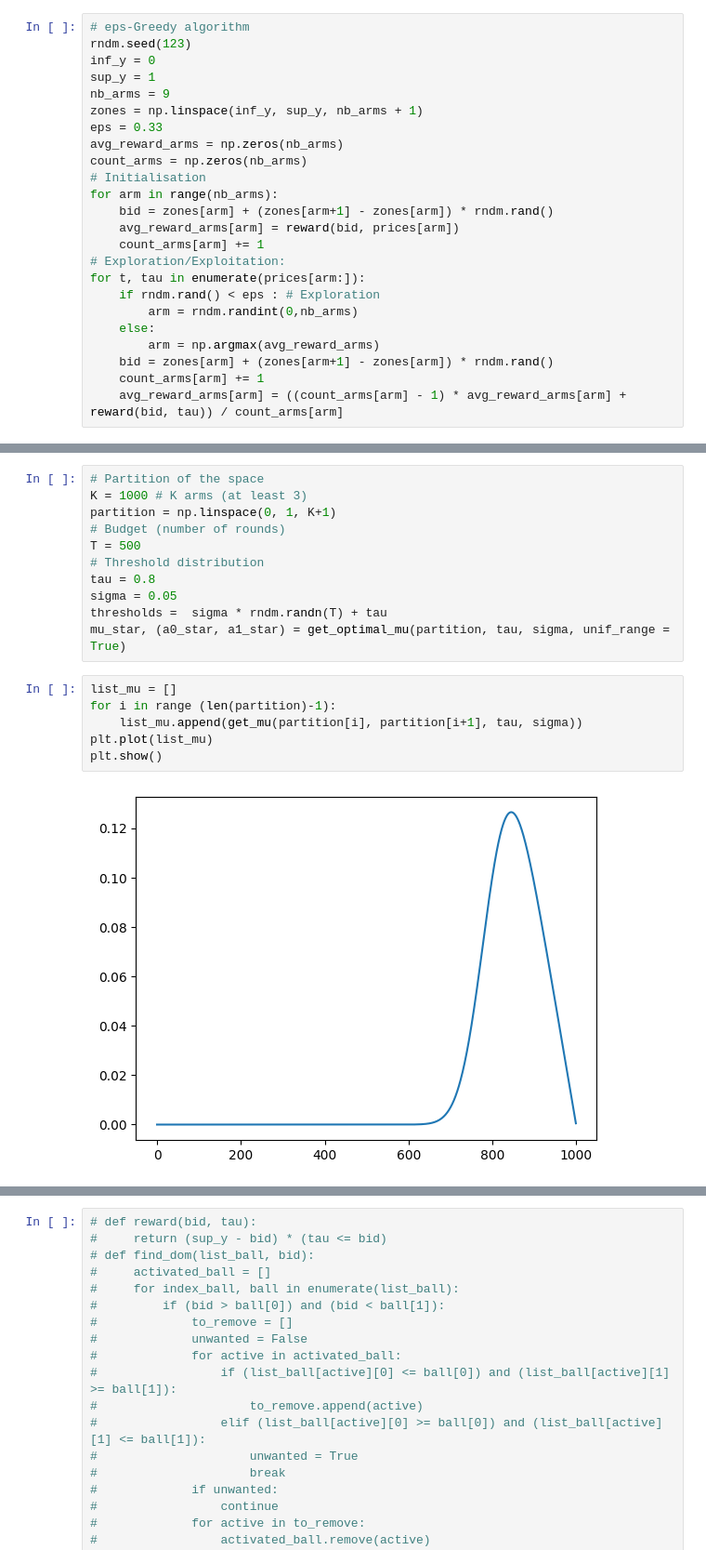
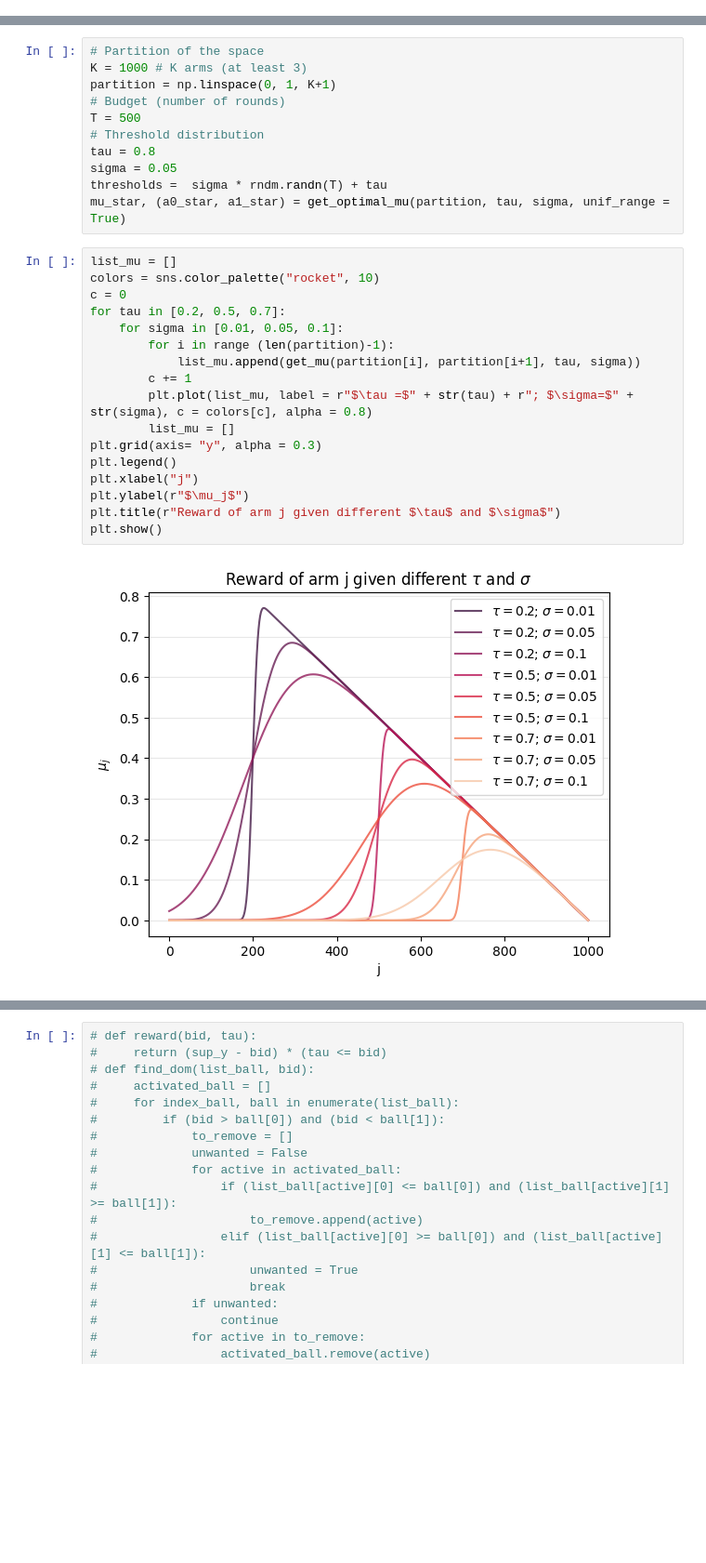
Before and after one commit to ICStudent02344391/summer-project, a Jupyter notebook: analyses/model_1.ipynb, the cells around one changed output, grey strips where cells are left out. Shown at 93% size. Drawn from its saved outputs; the diff is of its cells as text; blank space fills up the shorter version.

Commit message:
Add plots

```diff
--- a/analyses/model_1.ipynb
+++ b/analyses/model_1.ipynb
@@ -211,24 +110,0 @@ sum(1 - prices)
-# %%
-# eps-Greedy algorithm
-rndm.seed(123)
-inf_y = 0
-sup_y = 1
-nb_arms = 9
-zones = np.linspace(inf_y, sup_y, nb_arms + 1)
-eps = 0.33
-avg_reward_arms = np.zeros(nb_arms)
-count_arms = np.zeros(nb_arms)
-# Initialisation
-for arm in range(nb_arms):
-    bid = zones[arm] + (zones[arm+1] - zones[arm]) * rndm.rand()
-    avg_reward_arms[arm] = reward(bid, prices[arm])
-    count_arms[arm] += 1
-# Exploration/Exploitation:
-for t, tau in enumerate(prices[arm:]):
-    if rndm.rand() < eps : # Exploration
-        arm = rndm.randint(0,nb_arms)
-    else:
-        arm = np.argmax(avg_reward_arms)
-    bid = zones[arm] + (zones[arm+1] - zones[arm]) * rndm.rand()
-    count_arms[arm] += 1
-    avg_reward_arms[arm] = ((count_arms[arm] - 1) * avg_reward_arms[arm] + reward(bid, tau)) / count_arms[arm]
@@ -420,14 +269,25 @@ tau = 0.8
 sigma = 0.05
 thresholds =  sigma * rndm.randn(T) + tau
 mu_star, (a0_star, a1_star) = get_optimal_mu(partition, tau, sigma, unif_range = True)
-# %%
-list_mu = []
-for i in range (len(partition)-1):
-    list_mu.append(get_mu(partition[i], partition[i+1], tau, sigma))
-plt.plot(list_mu)
-plt.show()
-# %% [output]
-[figure, removed]
+# %%
+list_mu = []
+colors = sns.color_palette("rocket", 10)
+c = 0
+for tau in [0.2, 0.5, 0.7]:
+    for sigma in [0.01, 0.05, 0.1]:
+        for i in range (len(partition)-1):
+            list_mu.append(get_mu(partition[i], partition[i+1], tau, sigma))
+        c += 1
+        plt.plot(list_mu, label = r"$\tau =$" + str(tau) + r"; $\sigma=$" + str(sigma), c = colors[c], alpha = 0.8)
+        list_mu = []
+plt.grid(axis= "y", alpha = 0.3)
+plt.legend()
+plt.xlabel("j")
+plt.ylabel(r"$\mu_j$")
+plt.title(r"Reward of arm j given different $\tau$ and $\sigma$")
+plt.show()
+# %% [output]
+[figure, added]
 # %%
 tau_array = np.arange(0 , 1.1, 0.1)
 sigma_list = [0.01, 0.02, 0.03, 0.04, 0.05, 0.06, 0.07, 0.08, 0.09, 0.1]
```
Also changed, not shown: parts of 21 cells of this notebook.
